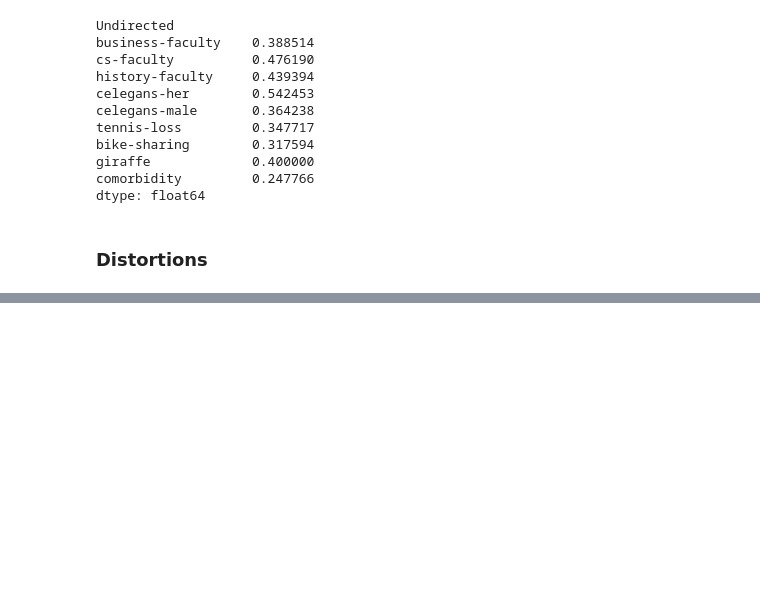
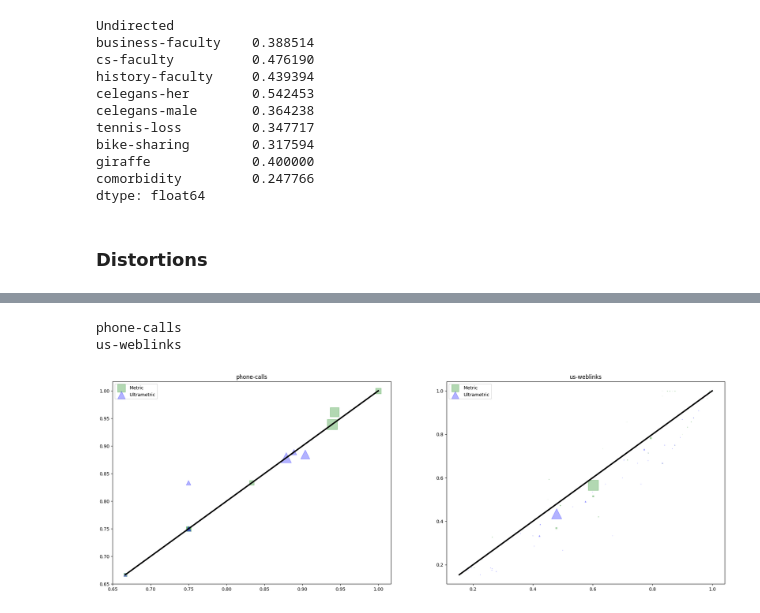
Before and after one commit to fcphysics/DirectedDistanceBackbone, a Jupyter notebook: combining_data.ipynb, the cells around one changed output, grey strips where cells are left out. Saved outputs shown, nothing was run; the diff lists cells and outputs as text; code cells hidden in the pictures; blank space fills up the shorter version.

```diff
--- a/combining_data.ipynb
+++ b/combining_data.ipynb
@@ -445,2 +353,0 @@ OutEdgeDataView([('0', '1', {'weight': 52, 'distance': 23.461538461538463, 'prox
-# %%
-ultrametric = nx.get_edge_attributes(Bd, name='ultrametric')
@@ -459,4 +353,0 @@ for u, v, w in G.edges(data=True):
-# %%
-#source_target_dijkstra_path()
-for u, v in G.edges():
-    print(u, v, source_target_dijkstra_path(G, u, v, 'distance', disjunction=max))
@@ -464,0 +356,6 @@ TypeError: 'str' object is not callable
+# %%
+for group in ['Undirected', 'Directed']: #['Directed', 'Undirected']:
+    df = pd.read_csv(f'Summary/Ultrametric_UnreciprocalPaths_{group}.csv', index_col=0)
+    for etype in ['partial', 'complete', 'total']:
+        df[f'percent_{etype}'] = df[f'{etype}_undirected']/df[etype]
+    display(df[['percent_partial', 'percent_complete', 'percent_total']])
@@ -464,0 +383,6 @@ TypeError: 'str' object is not callable
+# %%
+for group in ['Undirected', 'Directed']: #['Directed', 'Undirected']:
+    df = pd.read_csv(f'Summary/Metric_UnreciprocalPaths_{group}.csv', index_col=0)
+    for etype in ['partial', 'complete', 'total']:
+        df[f'percent_{etype}'] = df[f'{etype}_undirected']/df[etype]
+    display(df[['percent_partial', 'percent_complete', 'percent_total']])
@@ -558,0 +850,57 @@ us-weblinks {'less': 1.9883508771060815e-33, 'two-sided': 3.976701754212163e-33,
+# %%
+component_stats = {'phone-calls': {'nodes': [], 'edges': [], 'm_edges': [], 'u_edges': [], 'avg_m_edges': [], 'max_u_edges': []},
+                   'us-weblinks': {'nodes': [], 'edges': [], 'm_edges': [], 'u_edges': [], 'avg_m_edges': [], 'max_u_edges': []}}
+#focus_nets = ['us-weblinks', 'phone-calls']
+for network in component_stats.keys():
+    print(network)
+    folder = config[network].get('folder')
+
+    #D = nx.read_graphml('networks/new_undirected/{folder:s}/directed.graphml'.format(folder=folder))
+    Db = nx.read_graphml('networks/new_undirected/{folder:s}/directed_backbone.graphml'.format(folder=folder))
+
+    U = nx.read_graphml('networks/new_undirected/{folder:s}/undirected.graphml'.format(folder=folder))
+    Ub = nx.read_graphml('networks/new_undirected/{folder:s}/undirected_backbone.graphml'.format(folder=folder))
+
+    for cc in nx.connected_components(U):
+
+        component_stats[network]['nodes'].append(len(cc))
+        nedges = U.subgraph(cc).number_of_edges()
+        component_stats[network]['edges'].append(nedges)
+
+        g = Db.subgraph(cc).copy()
+        component_stats[network]['m_edges'].append(g.number_of_edges())
+        um_edges = sum([int(w) for _, _, w in g.edges(data='ultrametric')])
+        component_stats[network]['u_edges'].append(um_edges)
+
+        g = Ub.subgraph(cc).copy()
+        component_stats[network]['avg_m_edges'].append(g.number_of_edges())
+        um_edges = sum([int(w) for _, _, w in g.edges(data='ultrametric')])
+        component_stats[network]['max_u_edges'].append(um_edges)
+
+    for key, val in component_stats[network].items():
+        component_stats[network][key] = np.array(val)
+# %% [output]
+phone-calls
+us-weblinks
+# %%
+fig, ax = plt.subplots(ncols=2, figsize=(24, 8))
+
+for idx, network in enumerate(component_stats.keys()):
+    sizes = [500*s/max(component_stats[network]['nodes'][0:]) for s in component_stats[network]['nodes'][0:]]
+
+    X = 0.5*component_stats[network]['m_edges'][0:]/component_stats[network]['edges'][0:]
+    Y = component_stats[network]['avg_m_edges'][0:]/component_stats[network]['edges'][0:]
+    ax[idx].scatter(X, Y, marker='s', color='g', label='Metric', alpha=0.3, s=sizes)
+
+    Z = 0.5*component_stats[network]['u_edges'][0:]/component_stats[network]['edges'][0:]
+    W = component_stats[network]['max_u_edges'][0:]/component_stats[network]['edges'][0:]
+    ax[idx].scatter(Z, W, marker='^', color='b', label='Ultrametric', alpha=0.3, s=sizes)
+
+    vmin = min([min(X), min(Y), min(Z), min(W)])
+    vmax = max([max(X), max(Y), max(Z), max(W)])
+
+    ax[idx].plot([vmin, vmax], [vmin, vmax], 'k-', lw=3)
+    ax[idx].set_title(network)
+    ax[idx].legend()
+# %% [output]
+[figure, added]
```
Also changed, not shown: parts of 35 cells of this notebook, 7 other files.
